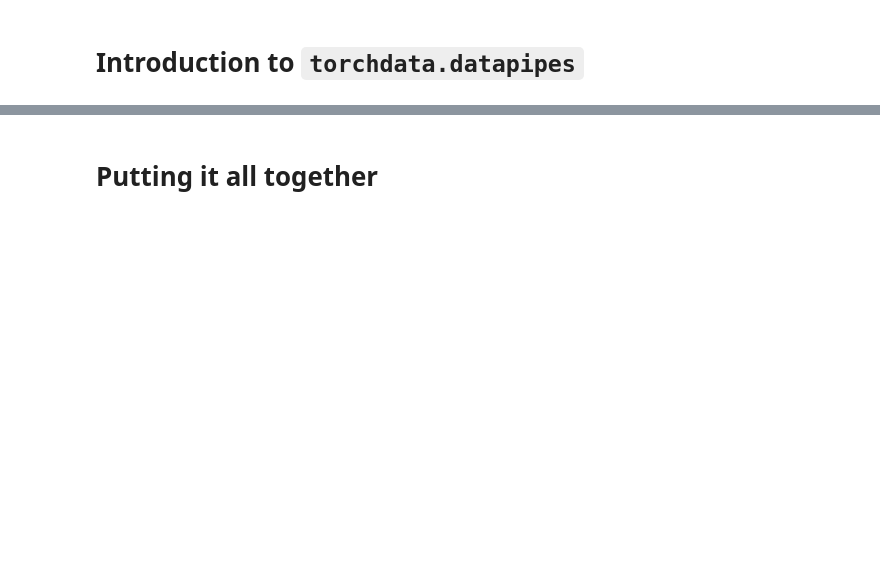
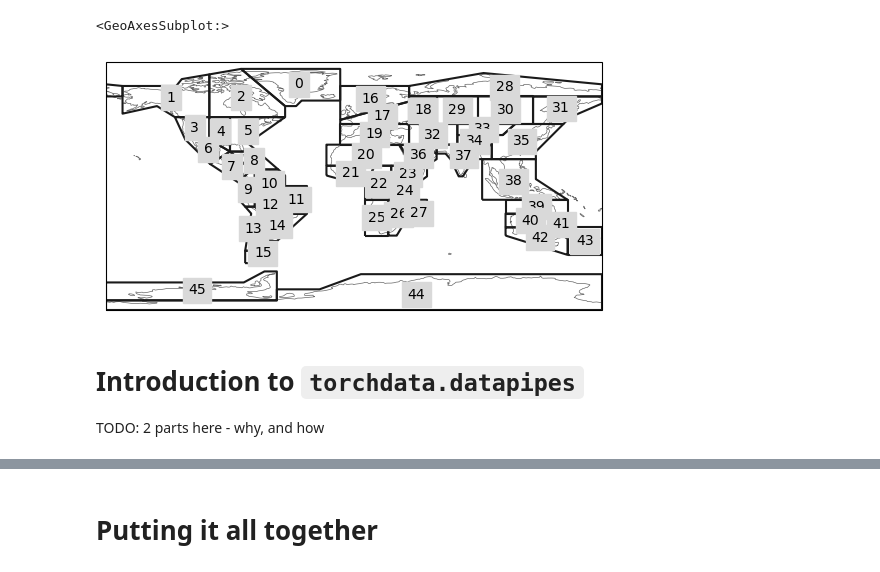
Before and after one commit to geo-smart/global_lstm_swe_modeling, a Jupyter notebook: book/1_background_and_data.ipynb, the cells around one changed output, grey strips where cells are left out. Cells and saved outputs as stored; diff of their text form; code cells hidden in the pictures; blank space fills up the shorter version.

```diff
--- a/book/1_background_and_data.ipynb
+++ b/book/1_background_and_data.ipynb
@@ -61,5 +105,12 @@ ds = merge_data()
+# %%
+regionmask.defined_regions.ar6.land.plot()
+# %% [output]
+<GeoAxesSubplot:>
+[figure, added]
 # %% [markdown]
 # Introduction to `torchdata.datapipes`
+
+TODO: 2 parts here - why, and how
 # %%
 class RandomNumbersPipe(IterDataPipe):
 
```
Also changed, not shown: parts of 23 cells of this notebook, 4 other files.
